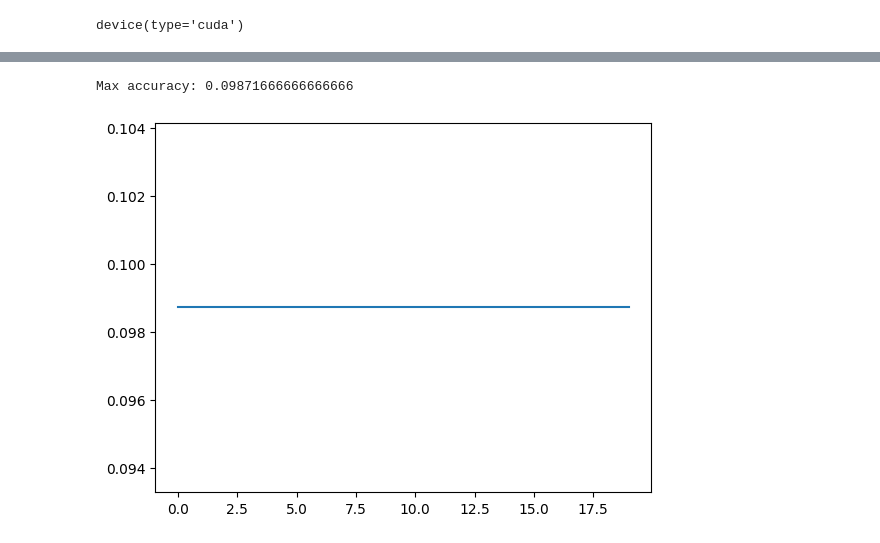
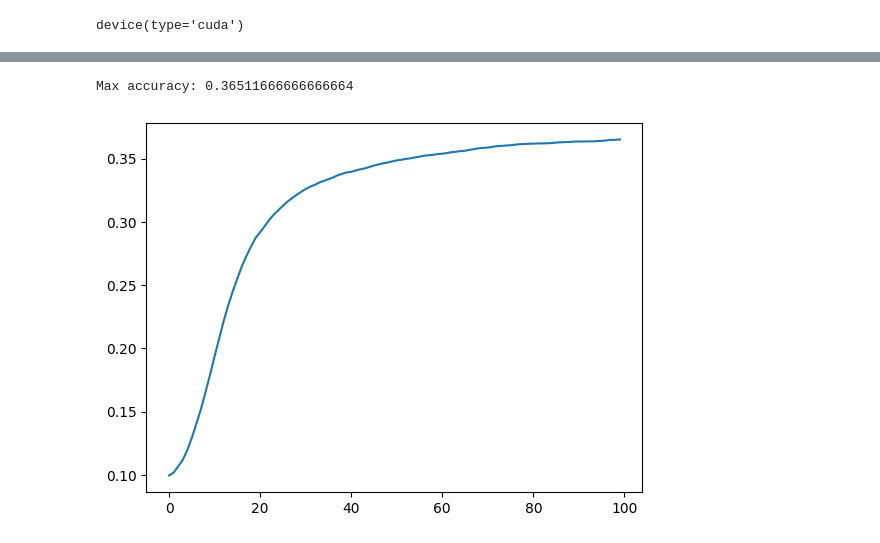
Before and after one commit to joeagriffith/pclib, a Jupyter notebook: mnist/mnist_pclinear.ipynb, the cells around one changed output, grey strips where cells are left out. Cells and saved outputs as stored; diff of their text form; code cells hidden in the pictures.

```diff
--- a/mnist/mnist_pclinear.ipynb
+++ b/mnist/mnist_pclinear.ipynb
@@ -137,25 +87,5 @@ plt.plot(vfes)
-# %%
-dataloader = torch.utils.data.DataLoader(train_dataset, BATCH_SIZE, shuffle=False)
-t_steps = 20
-correct = [0 for _ in range(t_steps)]
-batch_size = 512
-for x, y in dataloader:
-    # print(f"\nData {idx}: {y}")
-    bs = x.shape[0]
-    x = x.flatten(start_dim=1).to(device)
-    state = model.init_state(x.shape[0], mode='rand')
-
-    for step_i in range(t_steps):
-        with torch.no_grad():
-            state = model.step(x, state)
-
-        pred = state[-1][0].argmax(dim=1)
-        correct[step_i] += (pred == y).sum().item()
-
-acc = [c/len(dataset) for c in correct]
-# print(acc)
-plt.plot(acc)
-print(f"Max accuracy: {max(acc)}")
-# %% [output]
-Max accuracy: 0.09871666666666666
-[figure, removed]
+# %%
+accuracy(model, train_dataset)
+# %% [output]
+Max accuracy: 0.36511666666666664
+[figure, added]
```
Also changed, not shown: parts of 6 cells of this notebook, 13 other files.
